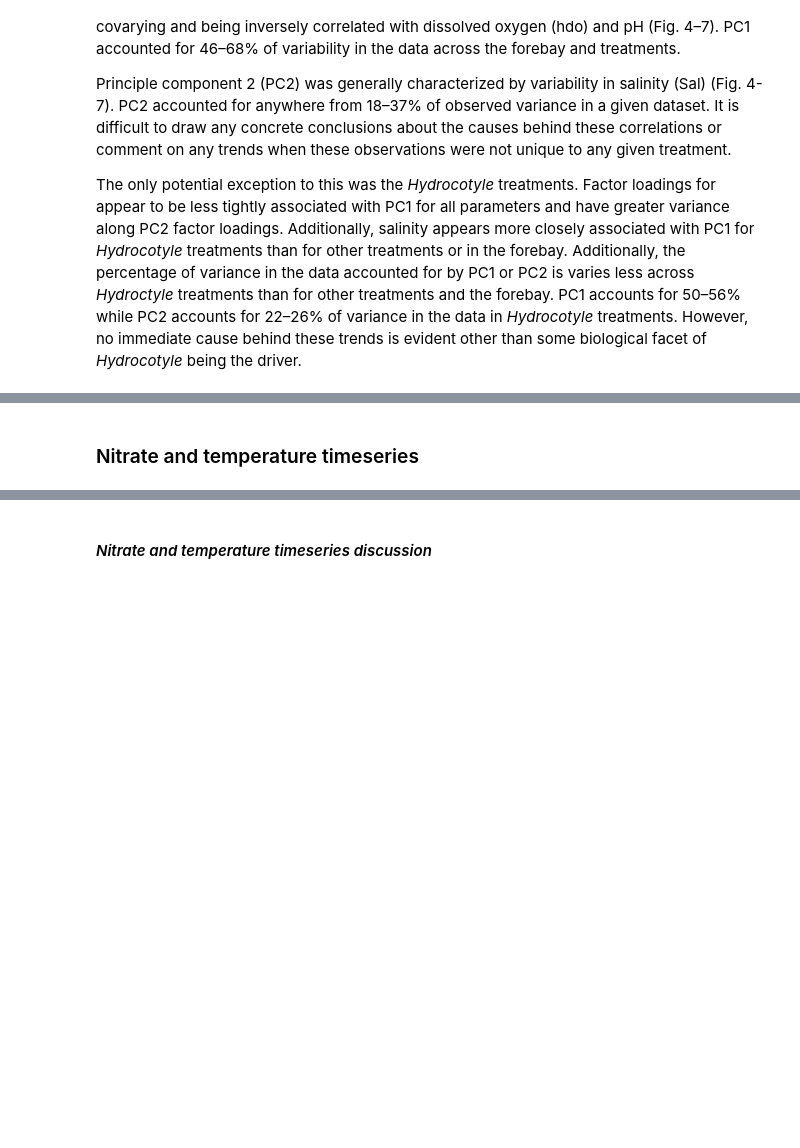
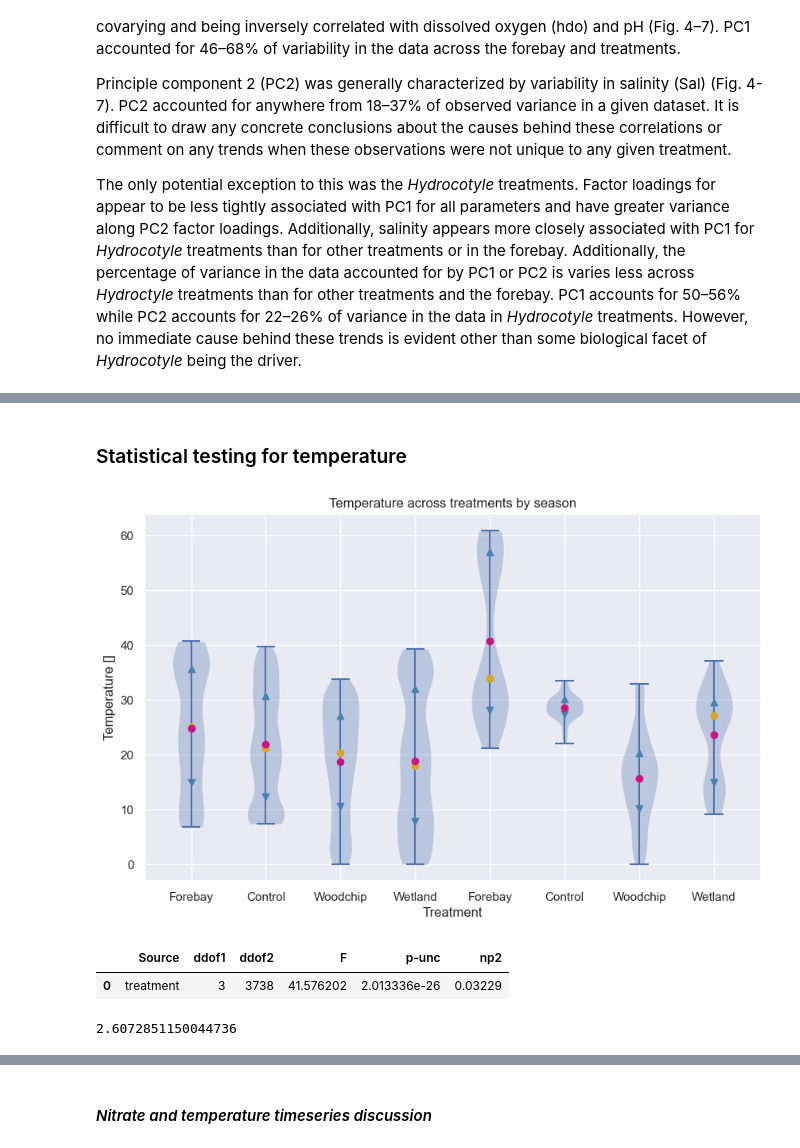
Before and after one commit to kmduncan1/MS263_BioreactorProject, a Jupyter notebook: ProjectNotebook.ipynb, the cells around one changed output, grey strips where cells are left out. Drawn from its saved outputs; the diff is of its cells as text; code cells hidden in the pictures; blank space fills up the shorter version.

```diff
--- a/ProjectNotebook.ipynb
+++ b/ProjectNotebook.ipynb
@@ -206,0 +233,17 @@ dfc10_hPlot = CBRF.dfclean_nitratetemp(dfc10_timesub)
+# %%
+#Parsing seasonal nitrate concentrations across treatment for comparison
+#Selecting, cleaning, and compressing winter nitrate concentrations (December and January timeframes) across treatments
+forebay_winterN = CBRF.clean_data(pd.concat([dffb_sub1,dffb_sub2,dffb_sub4]), ['s_nitrogen'])
+control_winterN = CBRF.clean_data(pd.concat([dfc4_sub1c,dfc4_sub2c,dfc4_sub4c,dfc6_sub1c,dfc6_sub2c,dfc6_sub4c,dfc7_sub1c,dfc7_sub2c,dfc7_sub4c,dfc10_sub1c,dfc10_sub2c,dfc10_sub4c]), ['s_nitrogen'])
+woodchip_winterN = CBRF.clean_data(pd.concat([dfc1_sub1wc,dfc1_sub2wc,dfc1_sub4wc,dfc3_sub1wc,dfc3_sub2wc,dfc3_sub4wc,dfc5_sub1wc,dfc5_sub2wc,dfc5_sub4wc,dfc8_sub1wc,dfc8_sub2wc,dfc8_sub4wc,dfc9_sub1wc,dfc9_sub2wc,dfc9_sub4wc]), ['s_nitrogen'])
+wetland_winterN = CBRF.clean_data(pd.concat([dfc2_sub1wl,dfc2_sub2wl,dfc2_sub4wl,dfc11_sub1wl,dfc11_sub2wl,dfc11_sub4wl,dfc12_sub1wl,dfc12_sub2wl,dfc12_sub4wl]), ['s_nitrogen'])
+
+#Selecting, cleaning, and compressing summer nitrate concentrations (August) across treatments
+forebay_summerN = CBRF.clean_data(dffb_sub3, ['temp'])
+control_summerN= CBRF.clean_data(pd.concat([dfc4_sub3c,dfc6_sub3c,dfc7_sub3c,dfc10_sub3c]), ['s_nitrogen'])
+woodchip_summerN = CBRF.clean_data(pd.concat([dfc1_sub3wc,dfc3_sub3wc,dfc5_sub3wc,dfc8_sub3wc,dfc9_sub3wc]), ['s_nitrogen'])
+wetland_summerN = CBRF.clean_data(pd.concat([dfc2_sub3wl,dfc11_sub3wl,dfc12_sub3wl]), ['s_nitrogen'])
+
+##Further concating datasets by season
+dfsub_winterNall = pd.concat([forebay_winterN,control_winterN,woodchip_winterN, wetland_winterN])
+dfsub_summerNall = pd.concat([forebay_summerN,control_summerN,woodchip_summerN,wetland_summerN])
@@ -507,2 +648,40 @@ The only potential exception to this was the _Hydrocotyle_ treatments. Factor lo
 # %% [markdown]
-### Nitrate and temperature timeseries
+### Statistical testing for temperature
+# %%
+#Polating an array with nitrate data for treatments across seasons
+seasonalNdata = [forebay_winterN['s_nitrogen'], control_winterN['s_nitrogen'], woodchip_winterN['s_nitrogen'], wetland_winterN['s_nitrogen'], forebay_summerN['s_nitrogen'], control_summerN['s_nitrogen'], woodchip_summerN['s_nitrogen'], wetland_summerN['s_nitrogen']]
+
+#Creating a list for labels
+seasonalNlabels = ['Forebay', 'Control', 'Woodchip', 'Wetland', 'Forebay', 'Control', 'Woodchip', 'Wetland']
+
+#Initialize violin plot
+sns.set()
+plt.figure(figsize=(10, 6))
+vp = plt.violinplot(seasonalNdata)
+
+#Add axes labels and title
+plt.xticks(range(1, len(seasonalNlabels) + 1), seasonalNlabels)
+plt.title('Temperature across treatments by season')
+plt.xlabel('Treatment')
+plt.ylabel('Temperature []')
+
+#Add markers for median, average, first quartile, and third quartile across treatments
+for i in range(len(seasonalNdata)):
+    Nquartiles = np.percentile(seasonalNdata[i], [25, 50, 75])
+    plt.scatter(i + 1, Nquartiles[0], color='steelblue', marker='v', zorder=5)
+    plt.scatter(i + 1, Nquartiles[2], color='steelblue', marker='^', zorder=5)
+    plt.scatter(i + 1, Nquartiles[1], color='goldenrod', marker='o', zorder=5)
+    plt.scatter(i + 1, np.average(seasonalNdata[i].values), color='mediumvioletred', marker='o', zorder=5)
+# %% [output]
+[figure, added]
+# %%
+#ANOVA for winter nitrate concentration across treatment
+pg.anova(data=dfsub_winterNall, dv='s_nitrogen', between='treatment')
+# %% [output]
+|  | Source | ddof1 | ddof2 | F | p-unc | np2 |
+| 0 | treatment | 3 | 3738 | 41.576202 | 2.013336e-26 | 0.03229 |
+# %%
+#F-value for
+stats.f.ppf(0.95, 3, 3738)
+# %% [output]
+2.6072851150044736
```
Also changed, not shown: parts of 23 cells of this notebook.
